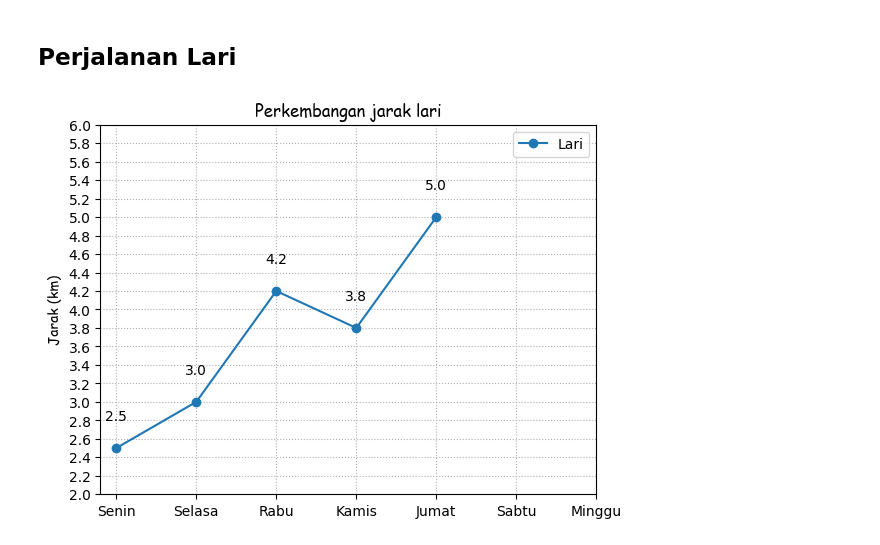
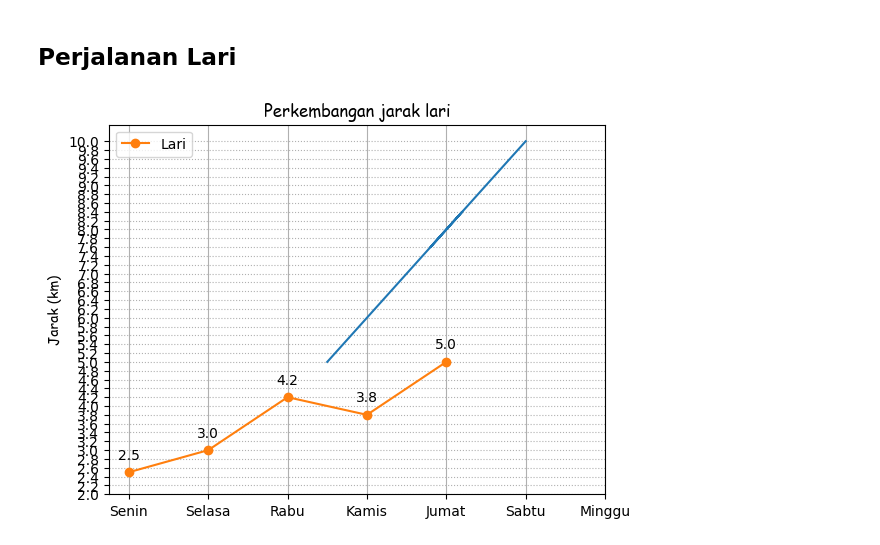
Before and after one commit to Encrypsy/Mathplotlib, a Jupyter notebook: Latihan.ipynb, the cells around one changed output. Drawn from its saved outputs; the diff is of its cells as text; code cells hidden in the pictures.

```diff
--- a/Latihan.ipynb
+++ b/Latihan.ipynb
@@ -88,22 +88,23 @@ plt.show()
 ## Perjalanan Lari
 # %%
 x = ['Senin', 'Selasa', 'Rabu', 'Kamis', 'Jumat']
-y = np.array([2.5, 3.0, 4.2, 3.8, 5.0])
+y = np.array([ 2.5, 3.0, 4.2, 3.8, 5.0])
 
+plt.plot(y, y*2)
 plt.plot(x, y, label='Lari', marker='o')
 plt.title('Perkembangan jarak lari', fontdict={'fontname': 'Comic Sans MS'})
 plt.ylabel('Jarak (km)', fontdict={'fontname': 'Comic Sans MS'})
 
-plt.yticks(np.arange(2, 6.1, 0.2))
+plt.yticks(np.arange(2, 10.1, 0.2))
 plt.xticks(['Senin', 'Selasa', 'Rabu', 'Kamis', 'Jumat', 'Sabtu', 'Minggu'])
 
 plt.grid(axis='y', linestyle=':')
-plt.grid(axis='x', linestyle=':')
+plt.grid(axis='x', linestyle='-')
 
 for i in range (len(x)):
     plt.text(x[i], y[i] + 0.3, str(y[i]), ha='center')
 
 plt.legend()
 plt.show()
 # %% [output]
-[figure, old version]
+[figure, new version]
```
Also changed, not shown: 1 other file.
